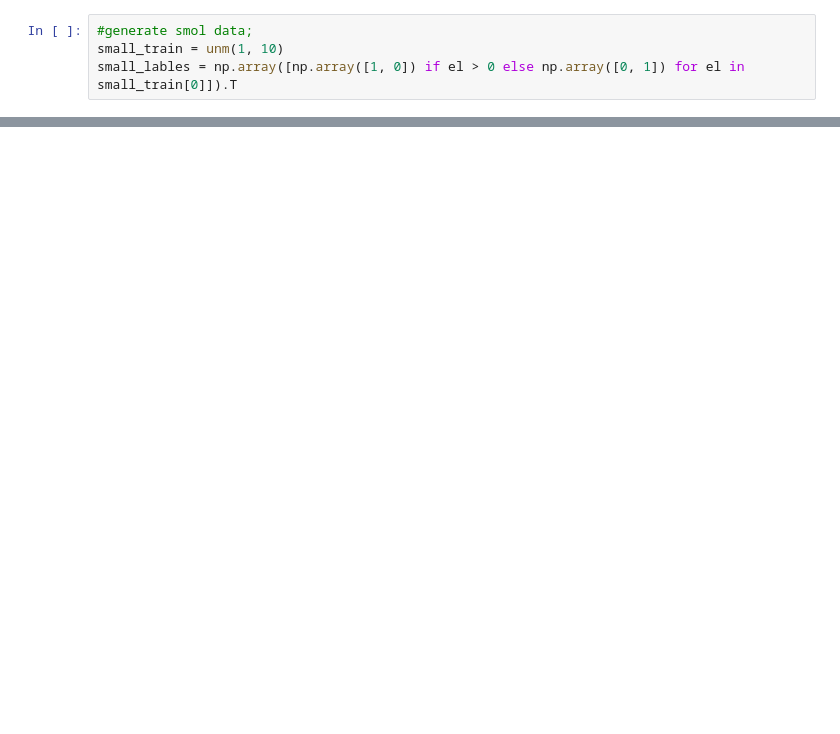
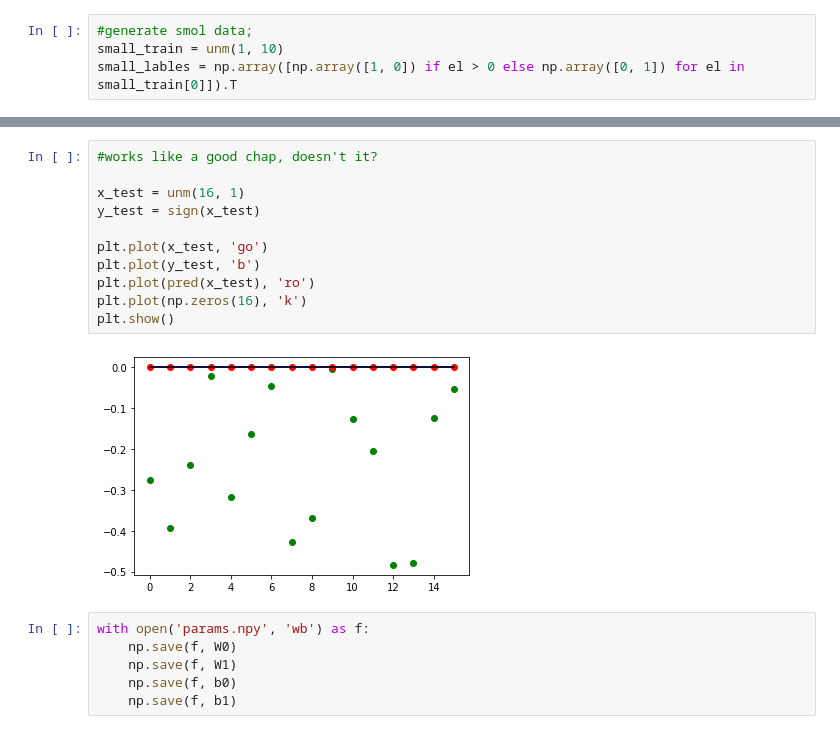
Before and after one commit to 8const/numpy_mnist, a Jupyter notebook: draft.ipynb, the cells around one changed output, grey strips where cells are left out. Cells and saved outputs as stored; diff of their text form; blank space fills up the shorter version.

```diff
--- a/draft.ipynb
+++ b/draft.ipynb
@@ -531,0 +353,19 @@ dloss_dx2.shape
+# %%
+#works like a good chap, doesn't it?
+
+x_test = unm(16, 1)
+y_test = sign(x_test)
+
+plt.plot(x_test, 'go')
+plt.plot(y_test, 'b')
+plt.plot(pred(x_test), 'ro')
+plt.plot(np.zeros(16), 'k')
+plt.show()
+# %% [output]
+[figure, added]
+# %%
+with open('params.npy', 'wb') as f:
+    np.save(f, W0)
+    np.save(f, W1)
+    np.save(f, b0)
+    np.save(f, b1)
```
Also changed, not shown: parts of 62 cells of this notebook.
